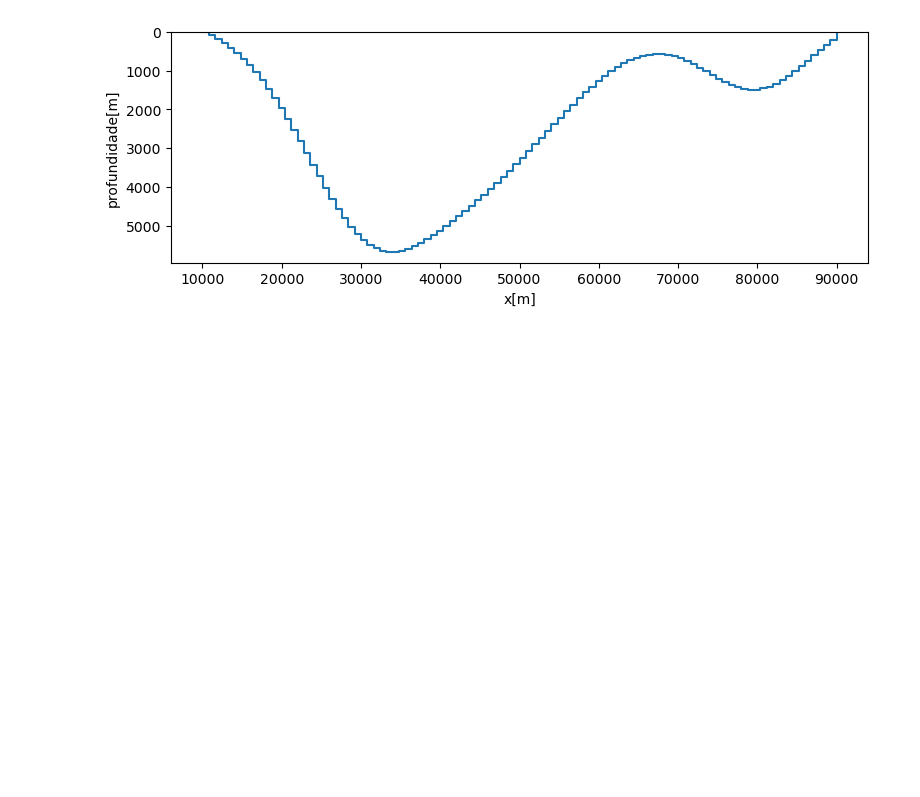
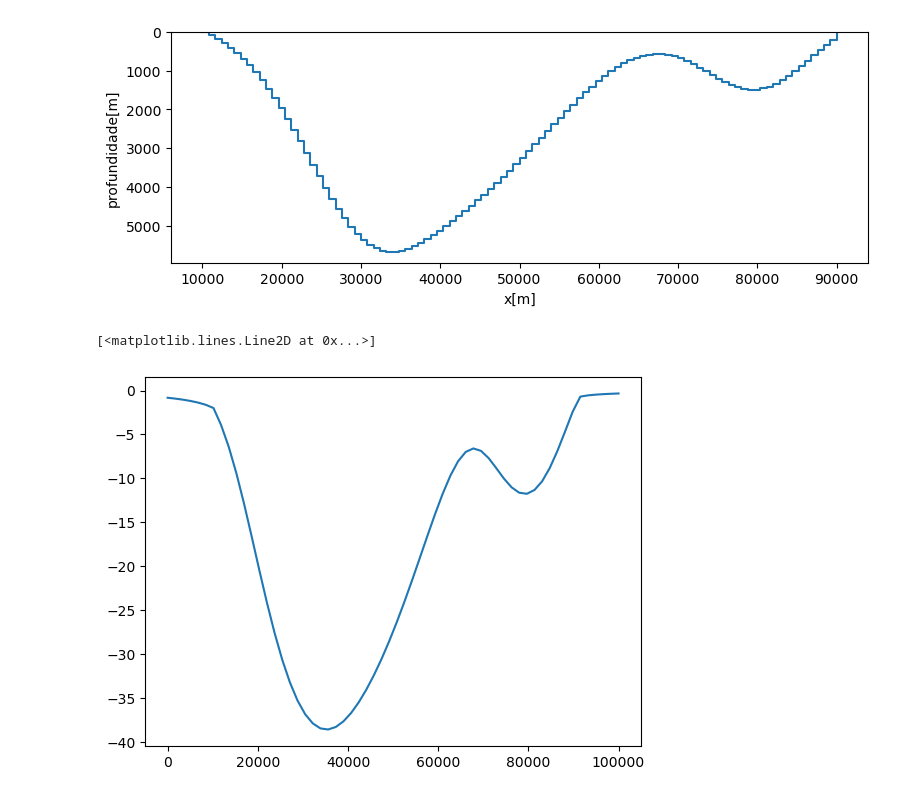
Before and after one commit to YagoMCastro/inversion-msc-2025, a Jupyter notebook: bacias.ipynb, the cells around one changed output. Drawn from its saved outputs; the diff is of its cells as text; code cells hidden in the pictures; blank space fills up the shorter version.

Commit message:
Plot data and grav

```diff
--- a/bacias.ipynb
+++ b/bacias.ipynb
@@ -46,3 +46,26 @@ plota_prismas(profundidades, x_min, x_max)
 # %% [output]
 <Axes: xlabel='x[m]', ylabel='profundidade[m]'>
 [figure]
+# %%
+def modelagem_direta(profundidades, x_min, x_max, x, contraste_densidade):
+    coordinates = (x, np.zeros_like(x), np.zeros_like(x))
+    bordas = bd.line_coordinates(x_min, x_max, size = profundidades.size + 1)
+
+    prismas = [
+        [bordas[i], bordas[i+1], -500e3, 500e3, -profundidades[i], 0]
+        for i in range(profundidades.size)
+    ]
+
+    dados = hm.prism_gravity(coordinates, prismas, np.full_like(profundidades, contraste_densidade), field="g_z")
+    return dados
+# %%
+x = bd.line_coordinates(0,100e3, size=60)
+contraste_densidade = -200 #kg/m³
+
+dados = modelagem_direta(profundidades, x_min, x_max, x, contraste_densidade)
+# dados += np.random.default_rng()
+# %%
+plt.plot(x, dados)
+# %% [output]
+[<matplotlib.lines.Line2D at 0x...>]
+[figure, added]
```
Also changed, not shown: parts of 1 cell of this notebook.
